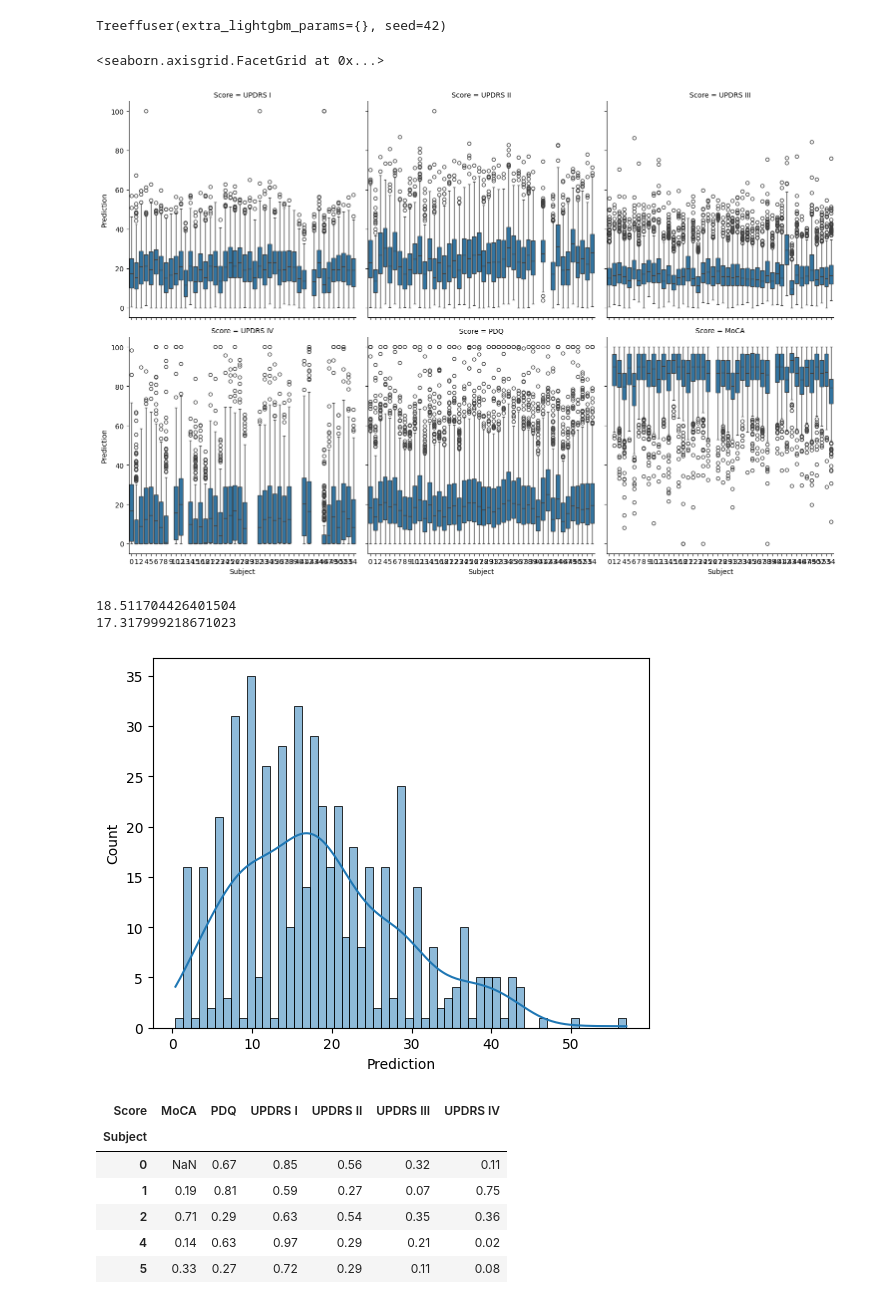
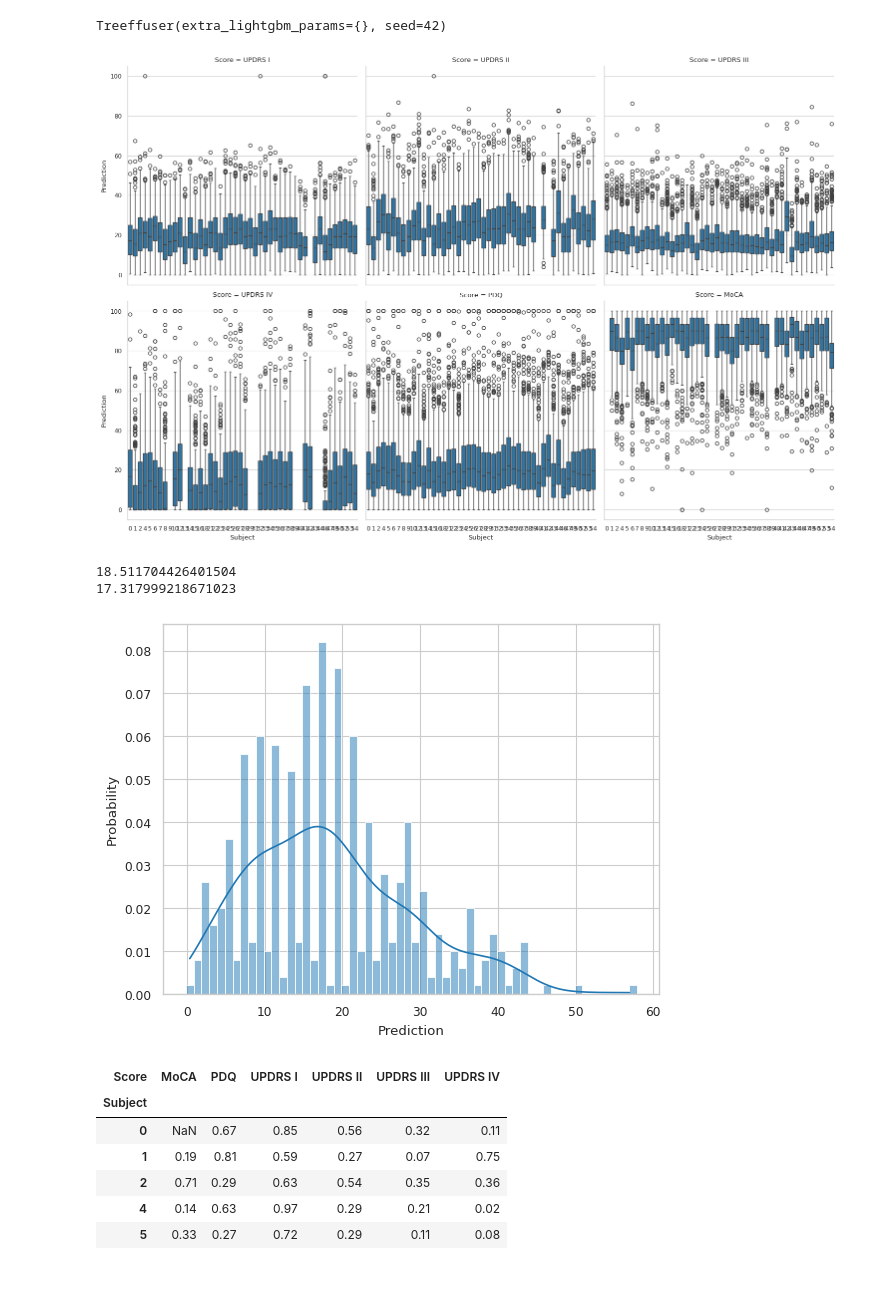
Before and after one commit to UKEIAM/de.uke.iam.parkinson.vae_longitudinal, a Jupyter notebook: conditional/treeffuser.ipynb, the cells around one changed output. Cells and saved outputs as stored; diff of their text form; code cells hidden in the pictures.

```diff
--- a/conditional/treeffuser.ipynb
+++ b/conditional/treeffuser.ipynb
@@ -63,3 +64,17 @@ x_uke
 | 52 | 46.153846 | 55.769231 | 49.242424 | 37.500000 | 58.958333 | 86.666667 |
 | 53 | 23.076923 | 59.615385 | 40.151515 | 62.500000 | 49.947917 | 93.333333 |
 | 54 | 25.000000 | 17.307692 | 10.606061 | 45.833333 | 30.833333 | 100.000000 |
+# %%
+agg_covariates = pd.concat((
+    covariates_uke.reset_index(names="Subject").melt(id_vars="Subject", var_name="Covariate", value_name="Value").assign(Cohort="UKE"),
+    covariates_amp.reset_index(names="Subject").melt(id_vars="Subject", var_name="Covariate", value_name="Value").assign(Cohort="AMP"),
+), ignore_index=True)
+
+with sns.axes_style("whitegrid"):
+    sns.set_context("paper")
+
+    covariates = agg_covariates.groupby("Covariate")
+    fig, axes = plt.subplots(1, len(covariates), figsize=(5 * len(covariates), 5))
+    for (covariate, covariate_data), ax in zip(covariates, axes):
+        sns.histplot(covariate_data, x="Value", hue="Cohort", discrete=True, stat="probability", common_norm=False, ax=ax)
+        ax.set_xlabel(covariate)
@@ -66,8 +83,17 @@ x_uke
 # %% [markdown]
 ## Train the model
+# %%
+def preprocess_covariates(covariates):
+    covariates = covariates.copy()
+    covariates["Sex"] = covariates["Sex"].map({"Male": 0.0, "Female": 1.0})
+    covariates["Education"] = covariates["Education"].cat.codes.astype(float).replace(-1, np.nan)
+    return covariates.astype(float)
+
+covariates_uke = preprocess_covariates(covariates_uke)
+covariates_amp = preprocess_covariates(covariates_amp)
 # %%
 model = Treeffuser(seed=42)
-model.fit(scores.to_numpy(), X_amp[GENERATIVE_COLUMNS].to_numpy())
+model.fit(covariates_amp.to_numpy(), X_amp[GENERATIVE_COLUMNS].to_numpy())
 # %% [output]
 Treeffuser(extra_lightgbm_params={}, seed=42)
 # %%
@@ -101,25 +127,28 @@ uke_samples = generate_samples(
     model, x_uke[GENERATIVE_COLUMNS], covariates_uke.to_numpy(), n_samples=500
 )
 # %%
-sns.catplot(
-    data=uke_samples, x="Subject", y="Prediction", col="Score", col_wrap=3, kind="box"
-)
+with sns.axes_style("whitegrid"):
+    sns.set_context("paper")
+    sns.catplot(
+        data=uke_samples, x="Subject", y="Prediction", col="Score", col_wrap=3, kind="box"
+    )
 # %% [output]
-<seaborn.axisgrid.FacetGrid at 0x...>
-[figure, old version]
+[figure, new version]
 # %%
 selection = uke_samples[
     (uke_samples["Score"] == "UPDRS I") & (uke_samples["Subject"] == 0)
 ]
 
-sns.histplot(selection, x="Prediction", binwidth=1, kde=True)
+with sns.axes_style("whitegrid"):
+    sns.set_context("paper")
+    sns.histplot(selection, x="Prediction", binwidth=1, kde=True, discrete=True, stat="probability")
 
 print(selection["Prediction"].mean())
 print(selection["Prediction"].median())
 # %% [output]
 18.511704426401504
 17.317999218671023
-[figure, old version]
+[figure, new version]
 # %%
 def calculate_representations(samples: pd.DataFrame):
     representations = []
```
Also changed, not shown: parts of 8 cells of this notebook, 1 other file.
